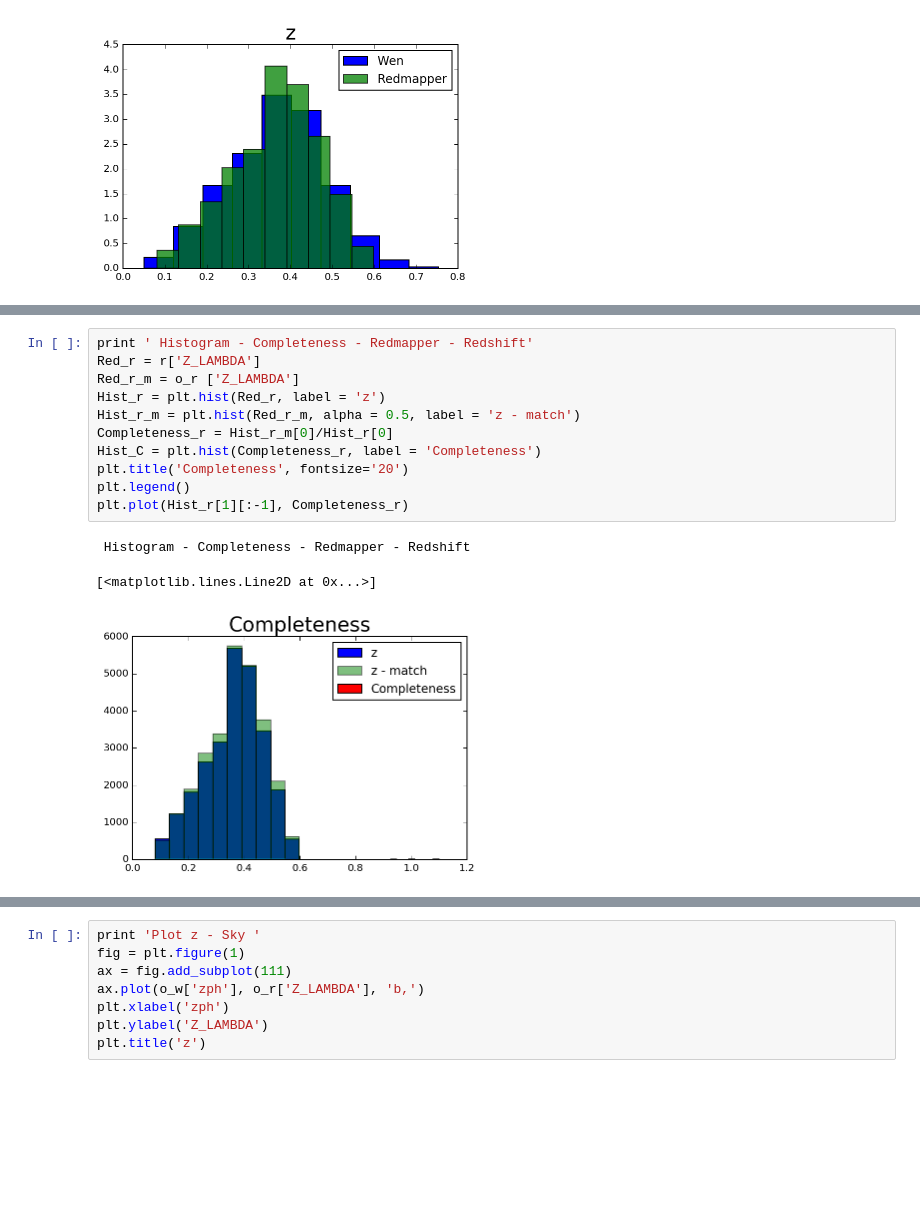
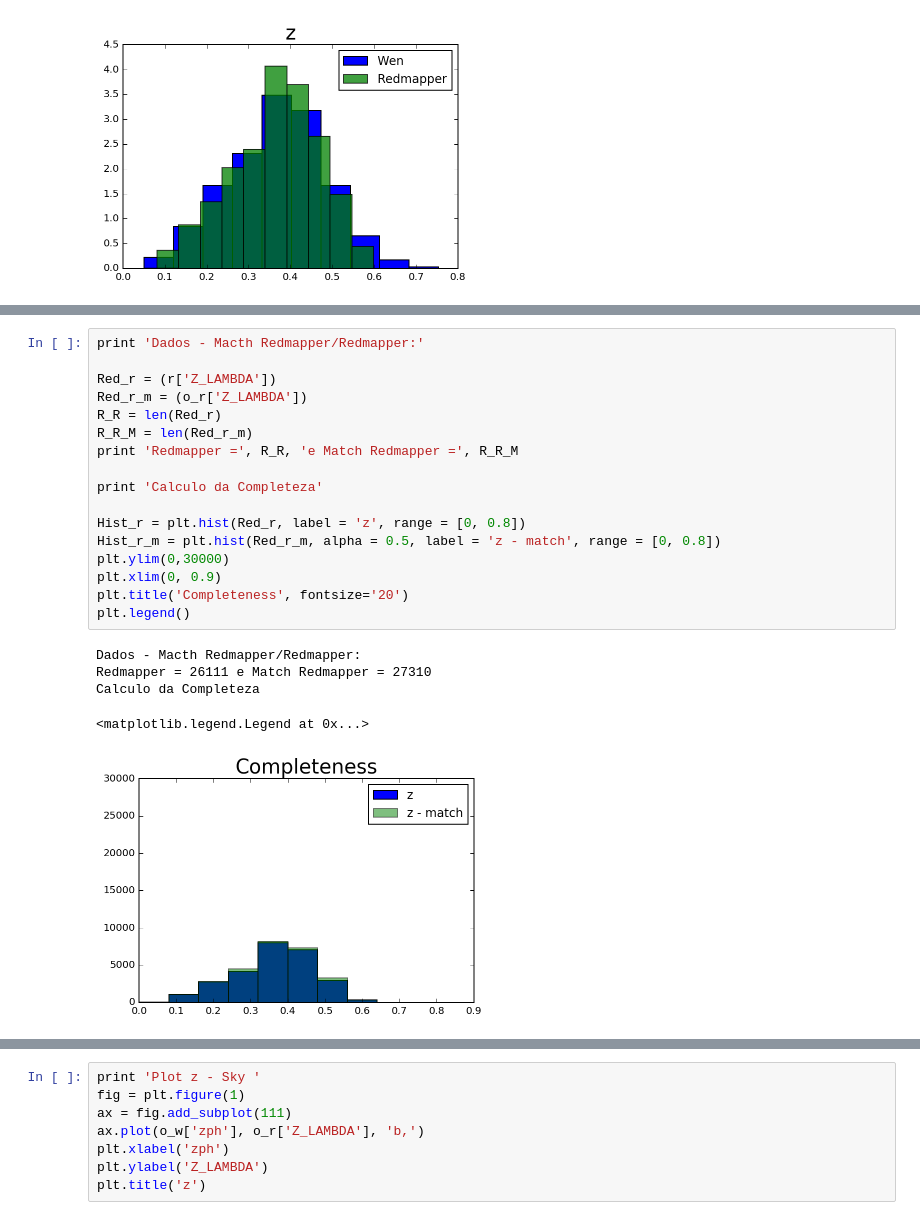
Before and after one commit to clusteron/comparison, a Jupyter notebook: table.ipynb, the cells around one changed output, grey strips where cells are left out. Drawn from its saved outputs; the diff is of its cells as text; blank space fills up the shorter version.

Commit message:
construindo plots da completeza

```diff
--- a/table.ipynb
+++ b/table.ipynb
@@ -193,15 +179,23 @@ plt.legend()
 # %%
-print ' Histogram - Completeness - Redmapper - Redshift'
-Red_r = r['Z_LAMBDA']
-Red_r_m = o_r ['Z_LAMBDA']
-Hist_r = plt.hist(Red_r, label = 'z')
-Hist_r_m = plt.hist(Red_r_m, alpha = 0.5, label = 'z - match')
-Completeness_r = Hist_r_m[0]/Hist_r[0]
-Hist_C = plt.hist(Completeness_r, label = 'Completeness')
+print 'Dados - Macth Redmapper/Redmapper:'
+
+Red_r = (r['Z_LAMBDA'])
+Red_r_m = (o_r['Z_LAMBDA'])
+R_R = len(Red_r)
+R_R_M = len(Red_r_m)
+print 'Redmapper =', R_R, 'e Match Redmapper =', R_R_M
+
+print 'Calculo da Completeza'
+
+Hist_r = plt.hist(Red_r, label = 'z', range = [0, 0.8])
+Hist_r_m = plt.hist(Red_r_m, alpha = 0.5, label = 'z - match', range = [0, 0.8])
+plt.ylim(0,30000)
+plt.xlim(0, 0.9)
 plt.title('Completeness', fontsize='20')
 plt.legend()
-plt.plot(Hist_r[1][:-1], Completeness_r)
 # %% [output]
- Histogram - Completeness - Redmapper - Redshift
+Dados - Macth Redmapper/Redmapper:
+Redmapper = 26111 e Match Redmapper = 27310
+Calculo da Completeza
-[<matplotlib.lines.Line2D at 0x...>]
+<matplotlib.legend.Legend at 0x...>
-[figure, old version]
+[figure, new version]
```
Also changed, not shown: parts of 15 cells of this notebook.
